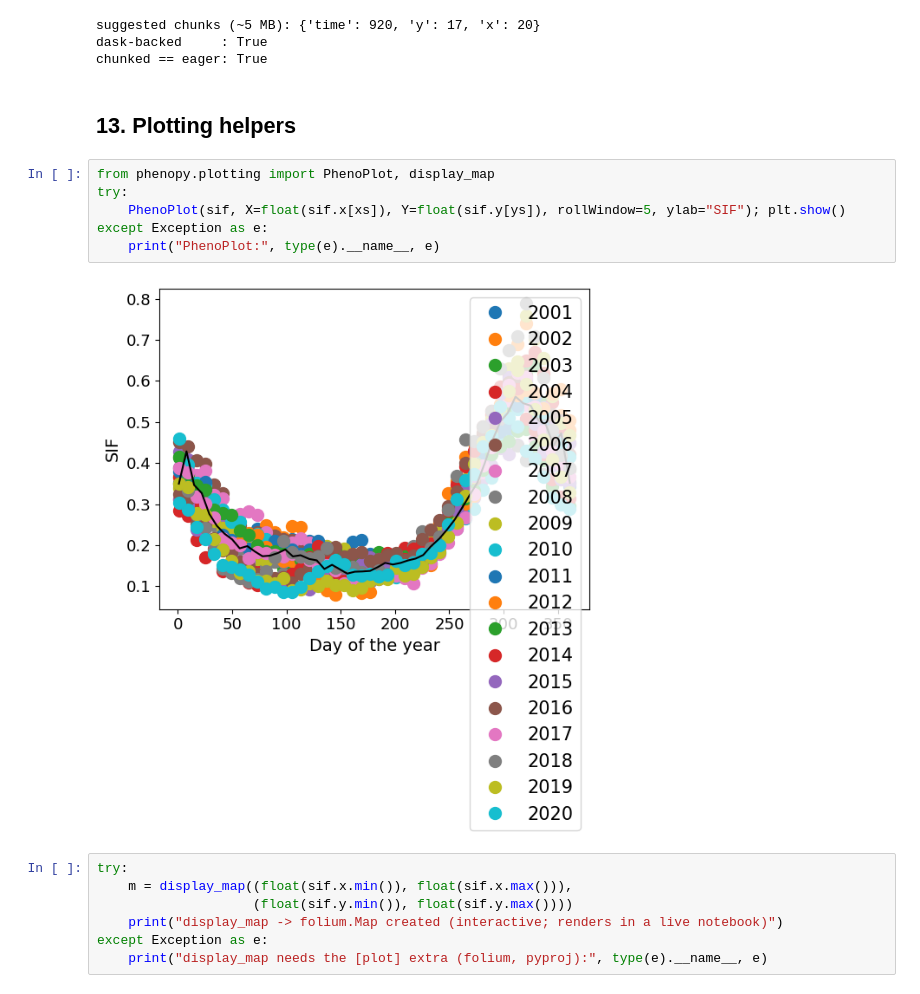
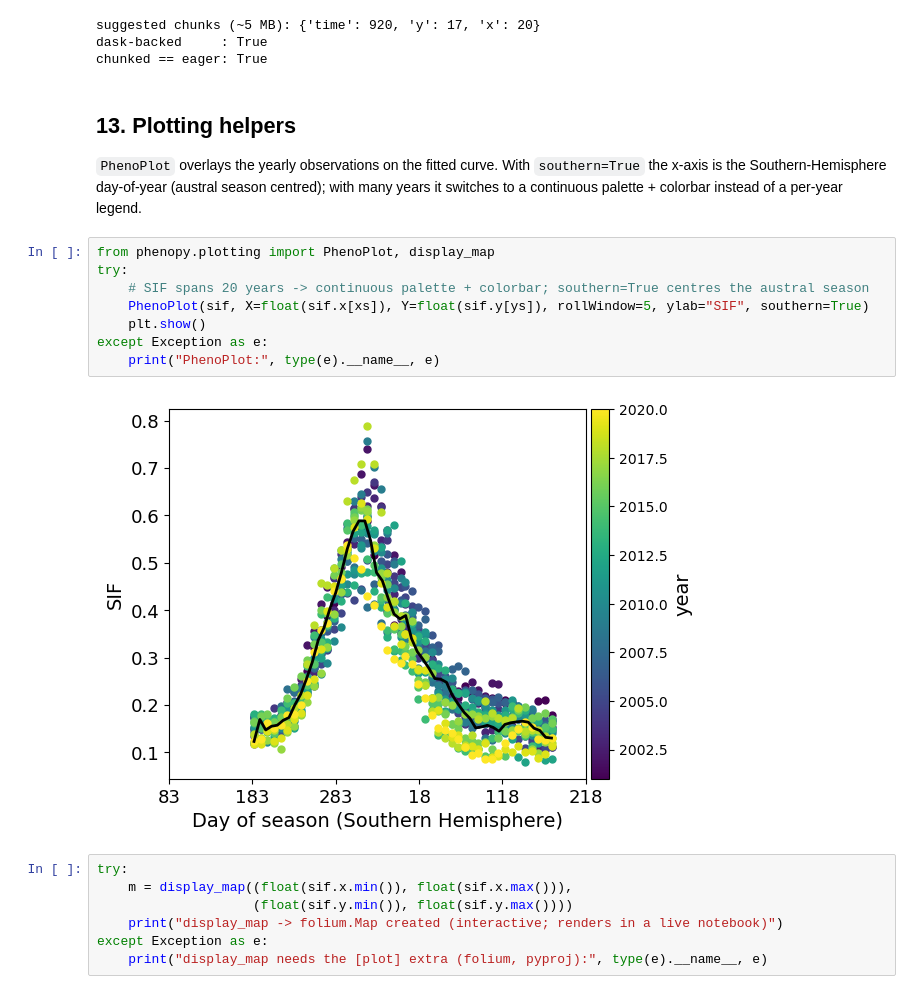
Before and after one commit to JavierLopatin/PhenoPY, a Jupyter notebook: examples/tutorial.ipynb, the cells around one changed output. Saved outputs shown, nothing was run; the diff lists cells and outputs as text.

```diff
--- a/examples/tutorial.ipynb
+++ b/examples/tutorial.ipynb
@@ -247,16 +247,23 @@ print("chunked == eager:", bool(np.allclose(lazy.compute().values, shape.values,
 suggested chunks (~5 MB): {'time': 920, 'y': 17, 'x': 20}
 dask-backed     : True
 chunked == eager: True
-# %% [markdown]
-## 13. Plotting helpers
+# %% [markdown]
+## 13. Plotting helpers
+
+`PhenoPlot` overlays the yearly observations on the fitted curve. With
+`southern=True` the x-axis is the Southern-Hemisphere day-of-year (austral
+season centred); with many years it switches to a continuous palette + colorbar
+instead of a per-year legend.
 # %%
 from phenopy.plotting import PhenoPlot, display_map
 try:
-    PhenoPlot(sif, X=float(sif.x[xs]), Y=float(sif.y[ys]), rollWindow=5, ylab="SIF"); plt.show()
+    # SIF spans 20 years -> continuous palette + colorbar; southern=True centres the austral season
+    PhenoPlot(sif, X=float(sif.x[xs]), Y=float(sif.y[ys]), rollWindow=5, ylab="SIF", southern=True)
+    plt.show()
 except Exception as e:
     print("PhenoPlot:", type(e).__name__, e)
 # %% [output]
-[figure, old version]
+[figure, new version]
 # %%
 try:
     m = display_map((float(sif.x.min()), float(sif.x.max())),
```
Also changed, not shown: 2 other files.
